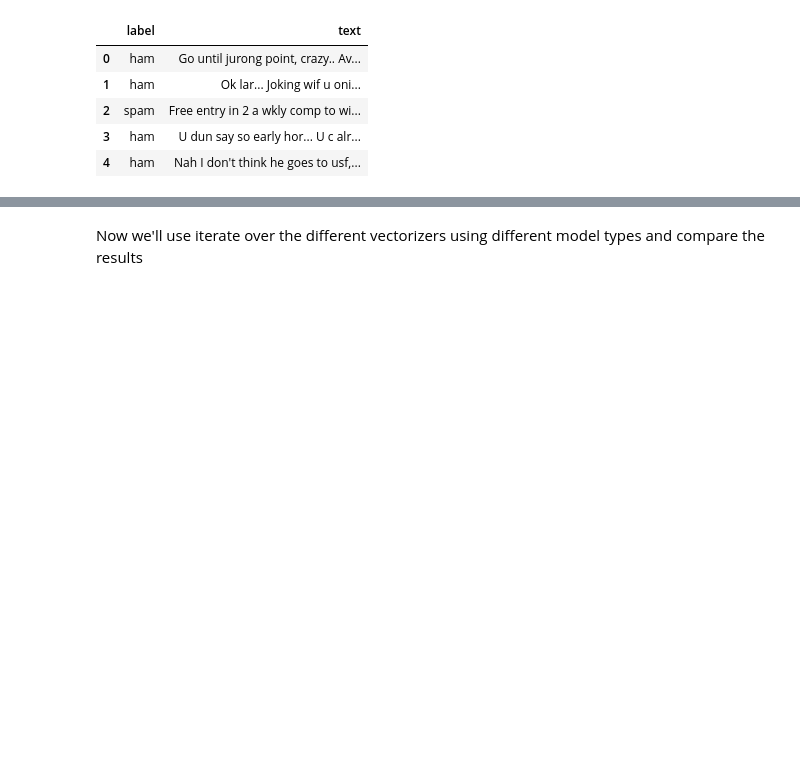
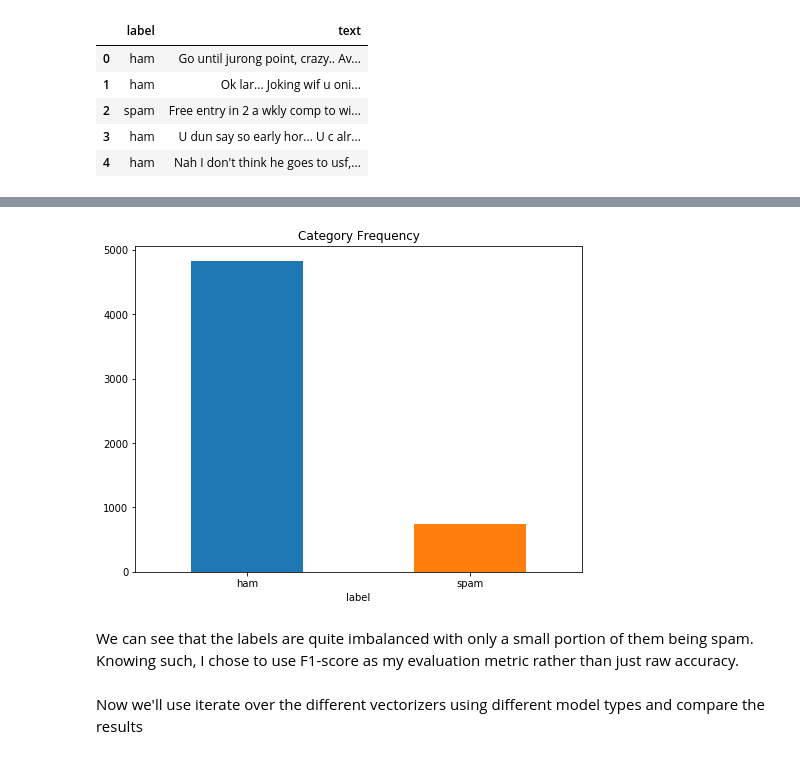
Before and after one commit to mjoehler94/BYU_Econ213R_Projects, a Jupyter notebook: Projects/Final_Project.ipynb, the cells around one changed output, grey strips where cells are left out. Drawn from its saved outputs; the diff is of its cells as text; code cells hidden in the pictures; blank space fills up the shorter version.

```diff
--- a/Projects/Final_Project.ipynb
+++ b/Projects/Final_Project.ipynb
@@ -70 +130,11 @@ sms_data.text.values[0:3]
+# %%
+fig = plt.figure(figsize=(8,6))
+sms_data.groupby('label').text.count().plot.bar(ylim=0,rot=0)
+plt.title("Category Frequency")
+plt.savefig("SMS_categories.png")
+plt.show()
+# %% [output]
+[figure, added]
+# %% [markdown]
+We can see that the labels are quite imbalanced with only a small portion of them being spam. Knowing such, I chose to use F1-score as my evaluation metric rather than just raw accuracy.
 # %%
```
Also changed, not shown: parts of 34 cells of this notebook.
